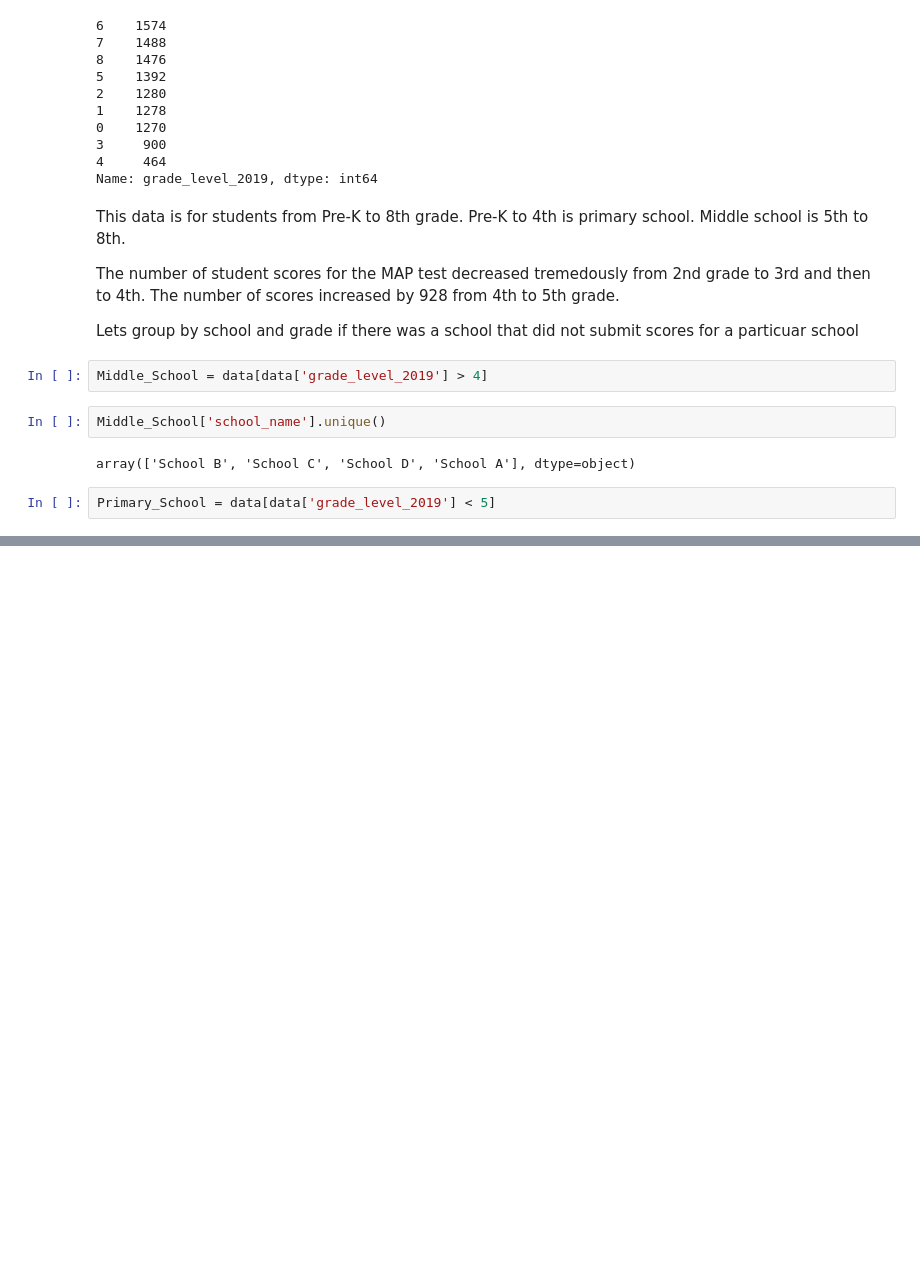
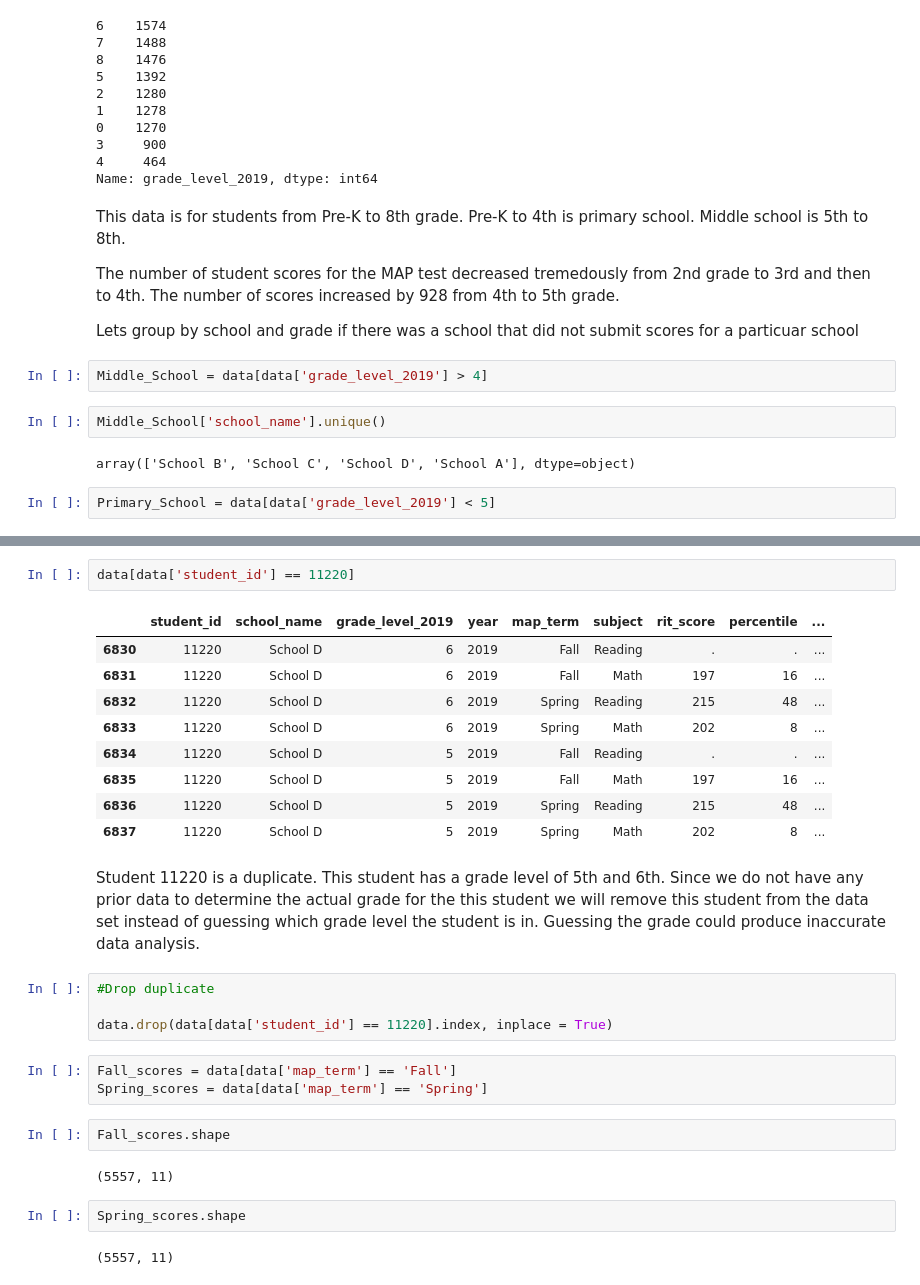
Before and after one commit to campscd/PRACTICE, a Jupyter notebook: KIPP_Data.ipynb, the cells around one changed output, grey strips where cells are left out. Saved outputs shown, nothing was run; the diff lists cells and outputs as text; blank space fills up the shorter version.

```diff
--- a/KIPP_Data.ipynb
+++ b/KIPP_Data.ipynb
@@ -172,0 +227,29 @@ ValueError: Grouper for 'grade_level_2019' not 1-dimensional
+# %%
+data[data['student_id'] == 11220]
+# %% [output]
+|  | student_id | school_name | grade_level_2019 | year | map_term | subject | rit_score | percentile | ... |
+| 6830 | 11220 | School D | 6 | 2019 | Fall | Reading | . | . | ... |
+| 6831 | 11220 | School D | 6 | 2019 | Fall | Math | 197 | 16 | ... |
+| 6832 | 11220 | School D | 6 | 2019 | Spring | Reading | 215 | 48 | ... |
+| 6833 | 11220 | School D | 6 | 2019 | Spring | Math | 202 | 8 | ... |
+| 6834 | 11220 | School D | 5 | 2019 | Fall | Reading | . | . | ... |
+| 6835 | 11220 | School D | 5 | 2019 | Fall | Math | 197 | 16 | ... |
+| 6836 | 11220 | School D | 5 | 2019 | Spring | Reading | 215 | 48 | ... |
+| 6837 | 11220 | School D | 5 | 2019 | Spring | Math | 202 | 8 | ... |
+# %% [markdown]
+Student 11220 is a duplicate.  This student has a grade level of 5th and 6th.  Since we do not have any prior data to determine the actual grade for the this student we will remove this student from the data set instead of guessing which grade level the student is in. Guessing the grade could produce inaccurate data analysis.
+# %%
+#Drop duplicate
+
+data.drop(data[data['student_id'] == 11220].index, inplace = True)
+# %%
+Fall_scores = data[data['map_term'] == 'Fall']
+Spring_scores = data[data['map_term'] == 'Spring']
+# %%
+Fall_scores.shape
+# %% [output]
+(5557, 11)
+# %%
+Spring_scores.shape
+# %% [output]
+(5557, 11)
```
Also changed, not shown: parts of 42 cells of this notebook.
